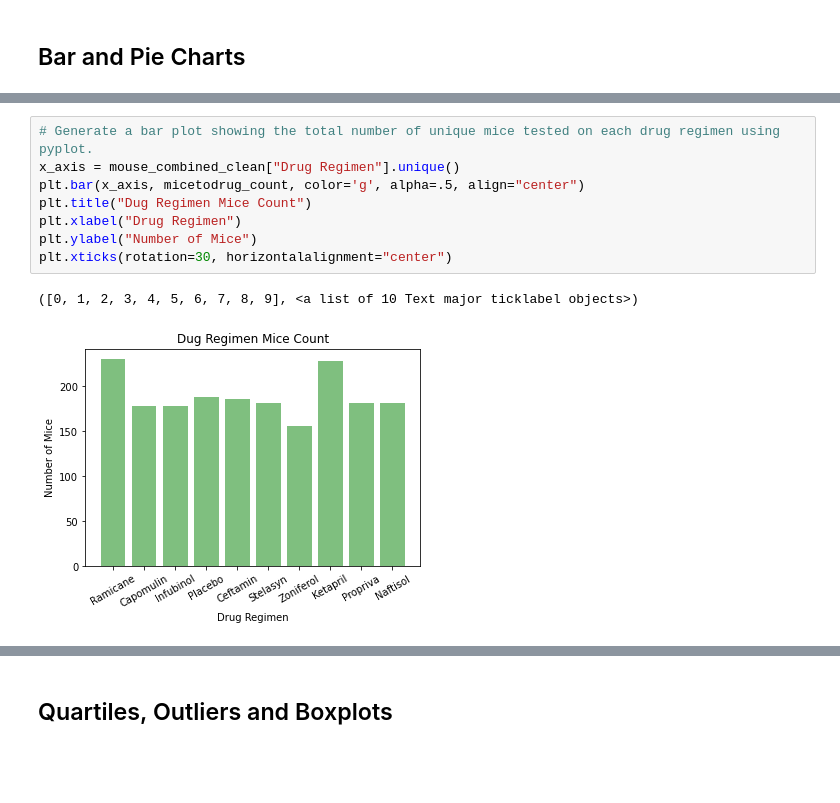
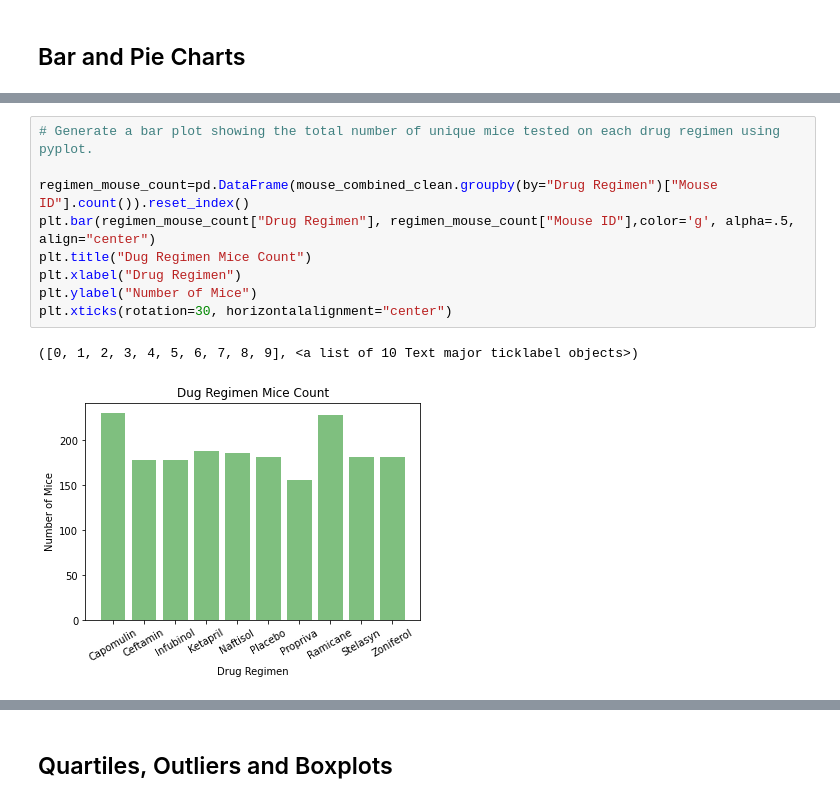
Before and after one commit to kldudzinsky/Matplotlib-Homework---The-Power-of-Plots, a Jupyter notebook: Resources/pymaceuticals_starter.ipynb, the cells around one changed output, grey strips where cells are left out. Saved outputs shown, nothing was run; the diff lists cells and outputs as text; blank space fills up the shorter version.

```diff
--- a/Resources/pymaceuticals_starter.ipynb
+++ b/Resources/pymaceuticals_starter.ipynb
@@ -159,13 +158,14 @@ IndexError: index 230 is out of bounds for axis 0 with size 8
 # %%
 # Generate a bar plot showing the total number of unique mice tested on each drug regimen using pyplot.
-x_axis = mouse_combined_clean["Drug Regimen"].unique()
-plt.bar(x_axis, micetodrug_count, color='g', alpha=.5, align="center")
+
+regimen_mouse_count=pd.DataFrame(mouse_combined_clean.groupby(by="Drug Regimen")["Mouse ID"].count()).reset_index()
+plt.bar(regimen_mouse_count["Drug Regimen"], regimen_mouse_count["Mouse ID"],color='g', alpha=.5, align="center")
 plt.title("Dug Regimen Mice Count")
 plt.xlabel("Drug Regimen")
 plt.ylabel("Number of Mice")
 plt.xticks(rotation=30, horizontalalignment="center")
 # %% [output]
 ([0, 1, 2, 3, 4, 5, 6, 7, 8, 9], <a list of 10 Text major ticklabel objects>)
-[figure, old version]
+[figure, new version]
 # %%
 # Generate a pie plot showing the distribution of female versus male mice using pandas
```
Also changed, not shown: parts of 5 cells of this notebook, 2 other files.
